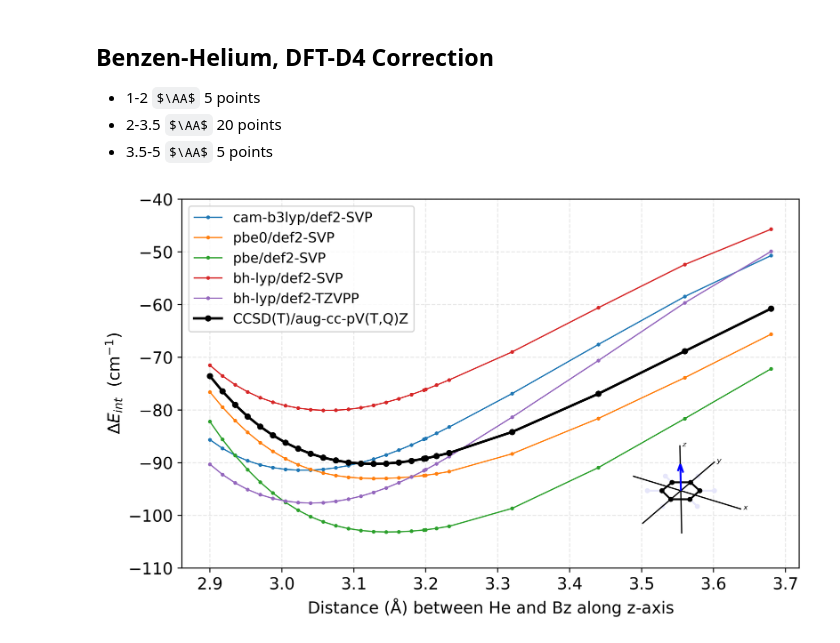
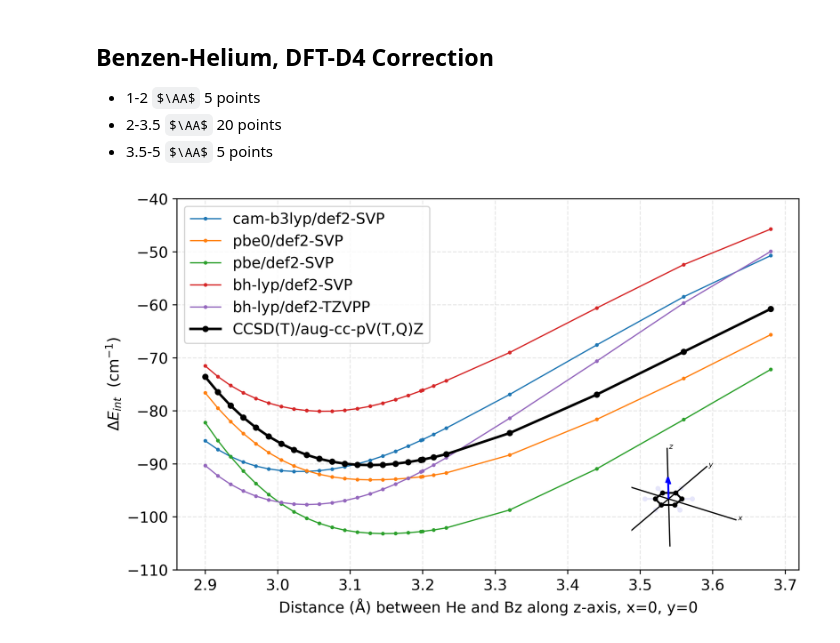
Before and after one commit to DelMaestroGroup/papers-code-HeBenzene, a Jupyter notebook: src/DFT_bench_plots.ipynb, the cells around one changed output. Drawn from its saved outputs; the diff is of its cells as text; code cells hidden in the pictures; some formulas as TeX source.

```diff
--- a/src/DFT_bench_plots.ipynb
+++ b/src/DFT_bench_plots.ipynb
@@ -25,7 +25,7 @@ cbs_tq = np.load(f"{DATA_DIR}/cbs_tq.npy", allow_pickle=True)
 # %%
 START_IDX = 5
 END_IDX = -20
-FONT_SIZE = 13
+
 ENERGY_CONVERSION = energy_unit[0]
 ENERGY_LABEL = energy_unit[1]
 
@@ -59,6 +59,7 @@ def calculate_cp_energy(he_bz, he_gbz, bz_ghe):
 
     return distances, energies_final
 
+
 fig, ax = plt.subplots(figsize=(8, 5), dpi=500)
 
 stats_data = []
@@ -85,7 +86,6 @@ for functional, basis_dict in HeBz.items():
 
             last_val = engs_abs[-1]
             engs_rel = engs_abs - last_val
-
 
             y_true = cbs_tq[START_IDX:END_IDX]
             y_pred = engs_rel[START_IDX:END_IDX]
@@ -122,10 +122,10 @@ for functional, basis_dict in HeBz.items():
                 dists[START_IDX:END_IDX],
                 engs_rel[START_IDX:END_IDX],
                 label=f"{functional}/{basis_set}",
-                linestyle="-",
-                linewidth=1,
-                marker="o",
-                markersize=2,
+                linestyle=line_style,
+                linewidth=line_width,
+                marker=marker,
+                markersize=marker_size,
             )
 
         except Exception as e:
@@ -138,10 +138,10 @@ try:
             current_distances[START_IDX:END_IDX],
             cbs_tq[START_IDX:END_IDX],
             label="CCSD(T)/aug-cc-pV(T,Q)Z",
-            linewidth=2,
-            marker="o",
-            markersize=4,
-            linestyle="-",
+            linewidth=line_width * 2,
+            marker=marker,
+            markersize=marker_size * 2,
+            linestyle=line_style,
             color="black",
         )
     else:
@@ -149,46 +149,43 @@ try:
 except Exception as e:
     print(f"Failed to plot reference: {e}")
 
-# --- Plot Styling ---
+
 ax.set_xlabel(
-    r"Distance ($\mathrm{\AA}$) between He and Bz along z-axis", fontsize=FONT_SIZE
+    r"Distance ($\mathrm{\AA}$) between He and Bz along z-axis, x=0, y=0",
+    fontsize=axes_label_size,
 )
-ax.set_ylabel(r"$\Delta E_{int}$" + f"  ({ENERGY_LABEL})", fontsize=FONT_SIZE)
+ax.set_ylabel(r"$\Delta E_{int}$" + f"  ({ENERGY_LABEL})", fontsize=axes_label_size)
 ax.set_ylim(-110, -40)
 
 # Tick parameters
-ax.tick_params(axis="both", which="major", labelsize=FONT_SIZE)
+ax.tick_params(axis="both", which="major", labelsize=y_tick_size)
+set_plot_grid(ax)
 
-ax.grid(True, alpha=0.3, linestyle="--")
+ax.legend(loc="upper left", fontsize=legend_font_size)
 
-# Legend
-ax.legend(loc="upper left", fontsize=FONT_SIZE - 2)
-
-# Optional: Add grid for better readability
-# ax.grid(True, linestyle='--', alpha=0.3)
 
 plt.tight_layout()
 
-quiver_args = (0, 0.01, 0, 0, 0, 6)
+quiver_args = (0, 0.01, 0, 0, 0, 7)
 inset_position = [0.65, 0.05, 0.4, 0.4]
 plot_inset_benzene(ax, inset_position, *quiver_args)
 
 plt.show()
 
 # --- DataFrame Output ---
 df = pd.DataFrame(stats_data)
 
 if not df.empty:
     df = df.sort_values(by="MAE", ascending=True, ignore_index=True)
     # df.to_csv("HeBz_DFT_results.csv")
 
     # Styling for notebook display
     styled_df = df.style.set_properties(**{"text-align": "left"})
     display(styled_df)
 else:
     print("No data collected in DataFrame.")
 # %% [output]
-[figure, old version]
+[figure, new version]
 |  | Functionals | Basis set | MAE | RMSE | MAXE | Start | Min | Well Depth | Max | Distance |
 | 0 | pbe0 | def2-SVP | 3.287193 | 3.349482 | 5.025784 | 2.672713 | -90.345874 | 93.018588 | 36328.981512 | 3.127500 |
 | 1 | cam-b3lyp | def2-SVP | 5.306877 | 6.368756 | 12.066878 | 2.659573 | -88.773382 | 91.432956 | 36122.451298 | 3.022500 |
```
Also changed, not shown: parts of 1 cell of this notebook, 9 other files.
